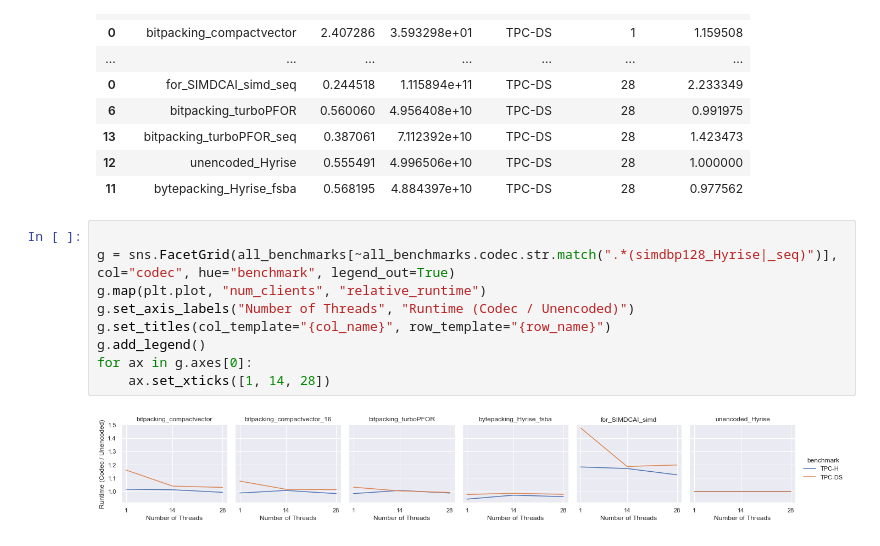
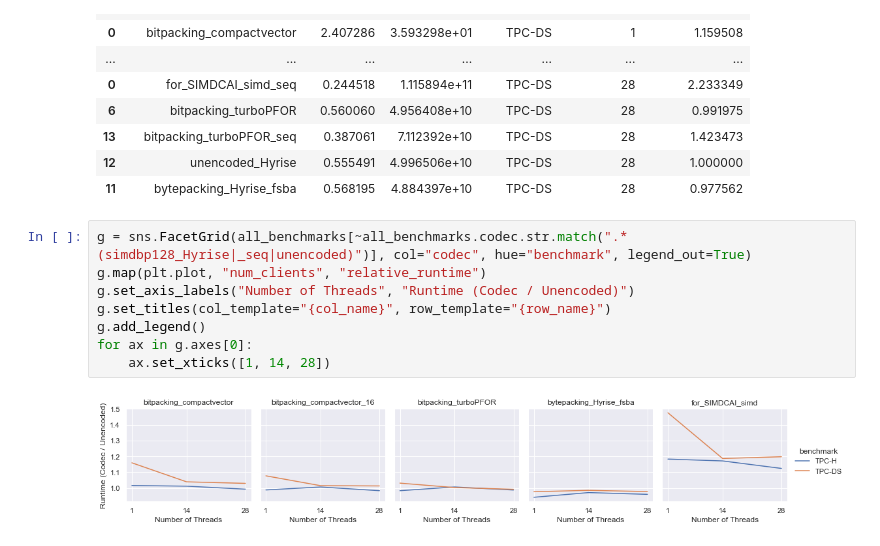
Before and after one commit to linuslh1996/column-compression, a Jupyter notebook: notebooks/CompareTPCHMultithreaded_ColumnCompression.ipynb, the cells around one changed output. Saved outputs shown, nothing was run; the diff lists cells and outputs as text.

```diff
--- a/notebooks/CompareTPCHMultithreaded_ColumnCompression.ipynb
+++ b/notebooks/CompareTPCHMultithreaded_ColumnCompression.ipynb
@@ -504,13 +504,12 @@ all_benchmarks
 | 12 | unencoded_Hyrise | 0.555491 | 4.996506e+10 | TPC-DS | 28 | 1.000000 |
 | 11 | bytepacking_Hyrise_fsba | 0.568195 | 4.884397e+10 | TPC-DS | 28 | 0.977562 |
 # %%
-
-g = sns.FacetGrid(all_benchmarks[~all_benchmarks.codec.str.match(".*(simdbp128_Hyrise|_seq)")], col="codec", hue="benchmark", legend_out=True)
+g = sns.FacetGrid(all_benchmarks[~all_benchmarks.codec.str.match(".*(simdbp128_Hyrise|_seq|unencoded)")], col="codec", hue="benchmark", legend_out=True)
 g.map(plt.plot, "num_clients", "relative_runtime")
 g.set_axis_labels("Number of Threads", "Runtime (Codec / Unencoded)")
 g.set_titles(col_template="{col_name}", row_template="{row_name}")
 g.add_legend()
 for ax in g.axes[0]:
     ax.set_xticks([1, 14, 28])
 # %% [output]
-[figure, old version]
+[figure, new version]
```
